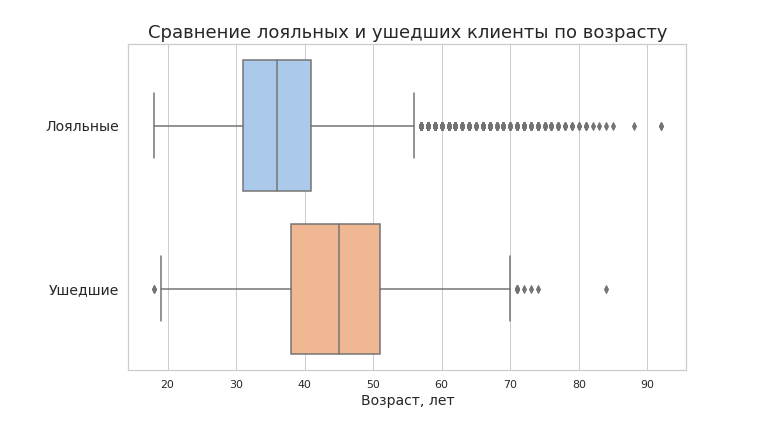
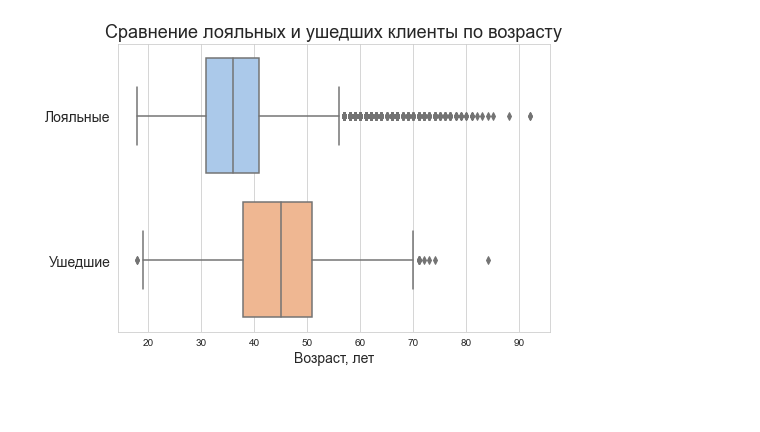
Before and after one commit to evpozdniakov/ds_projects, a Jupyter notebook: project1/DataSciencePython13Module9.ipynb, the cells around one changed output. Saved outputs shown, nothing was run; the diff lists cells and outputs as text; code cells hidden in the pictures; blank space fills up the shorter version.

```diff
--- a/project1/DataSciencePython13Module9.ipynb
+++ b/project1/DataSciencePython13Module9.ipynb
@@ -1,10 +1,18 @@
 # %% [markdown]
 <a href="https://colab.research.google.com/github/evpozdniakov/ds_projects/blob/master/project1/DataSciencePython13Module9.ipynb" target="_parent"><img src="https://colab.research.google.com/assets/colab-badge.svg" alt="Open In Colab"/></a>
 # %%
+import numpy as np
 import pandas as pd
-import numpy as np
 import matplotlib.pyplot as plt
 import seaborn as sns
+import plotly
+import plotly.express as px
+
+# %matplotlib inline
+# %config InlineBackend.print_figure_kwargs = {'bbox_inches':'tight'}
 
 sns.set_style("whitegrid")
 colors = sns.color_palette("pastel")
+figsize = (6, 4)
+figsize2 = (10, 4)
+figsize3 = (14, 4)
@@ -19,3 +19,17 @@ ch = churncp()
+# %%
+churn_orig = pd.read_csv('churn.csv')
+churn_orig.drop(columns='RowNumber', inplace=True)
+churn_orig['Age'] = churn_orig['Age'].astype(np.int8)
+churn_orig['Tenure'] = churn_orig['Tenure'].astype(np.int8)
+churn_orig['NumOfProducts'] = churn_orig['NumOfProducts'].astype(np.int8)
+churn_orig['Gender'] = churn_orig['Gender'].astype('category')
+churn_orig['Geography'] = churn_orig['Geography'].astype('category')
+churn_orig['HasCrCard'] = churn_orig['HasCrCard'].astype(np.int8)
+churn_orig['IsActiveMember'] = churn_orig['IsActiveMember'].astype(np.int8)
+churn_orig['Exited'] = churn_orig['Exited'].astype(np.int8)
+
+def churncp():
+  return churn_orig.copy()
 # %%
 # 9.1. Каково соотношение ушедших и лояльных клиентов?
 # Покажите это на графике и дайте комментарий по соотношению.
@@ -127,25 +155,29 @@ hist(ax3, ch[ch['Exited'] == 1], colors[1])
 # %%
 # 9.4. Посмотрите на распределение возраста в разрезе признака оттока.
 # В какой группе больше потенциальных выбросов?
 # На какую возрастную категорию клиентов стоит обратить внимание банку?
 
-plt.figure(figsize=(10, 6))
-g = sns.boxplot(data=ch, y='Exited', x='Age', orient='h', palette="pastel")
+ch = churncp()
 
-g.set_title('Сравнение лояльных и ушедших клиенты по возрасту', fontsize=18)
-g.set_xlabel('Возраст, лет', fontsize=14);
-g.set_ylabel('');
-g.set_yticklabels(['Лояльные', 'Ушедшие'], fontsize=14);
+fig = plt.figure('9.4', figsize=figsize)
+ax = fig.add_axes([0,0,1,1])
+
+sns.boxplot(ax=ax, data=ch, y='Exited', x='Age', orient='h', palette="pastel")
+
+ax.set_title('Сравнение лояльных и ушедших клиенты по возрасту', fontsize=18)
+ax.set_xlabel('Возраст, лет', fontsize=14)
+ax.set_ylabel('')
+ax.set_yticklabels(['Лояльные', 'Ушедшие'], fontsize=14);
 
 # Комментарий
 # -----------
 # Лояльные клиенты это люди в возрасте от 30 до 40.
 # (Хотя в этой группе больше потенциальных выбросов, людей 55+.)
 # Ушедшие клиенты в основном на 10 лет старше.
 # Банку следует обратить внимание прежде всего на возрастную категорию от 40 до 50.
 # Но также иметь в виду и клиентов 50+.
 # %% [output]
-[figure, old version]
+[figure, new version]
 # %%
 # 9.5. Постройте график, который показывает взаимосвязь кредитного рейтинга клиента
 # и его предполагаемой зарплаты. Добавьте расцветку по признаку оттока клиентов.
```
Also changed, not shown: parts of 19 cells of this notebook.
